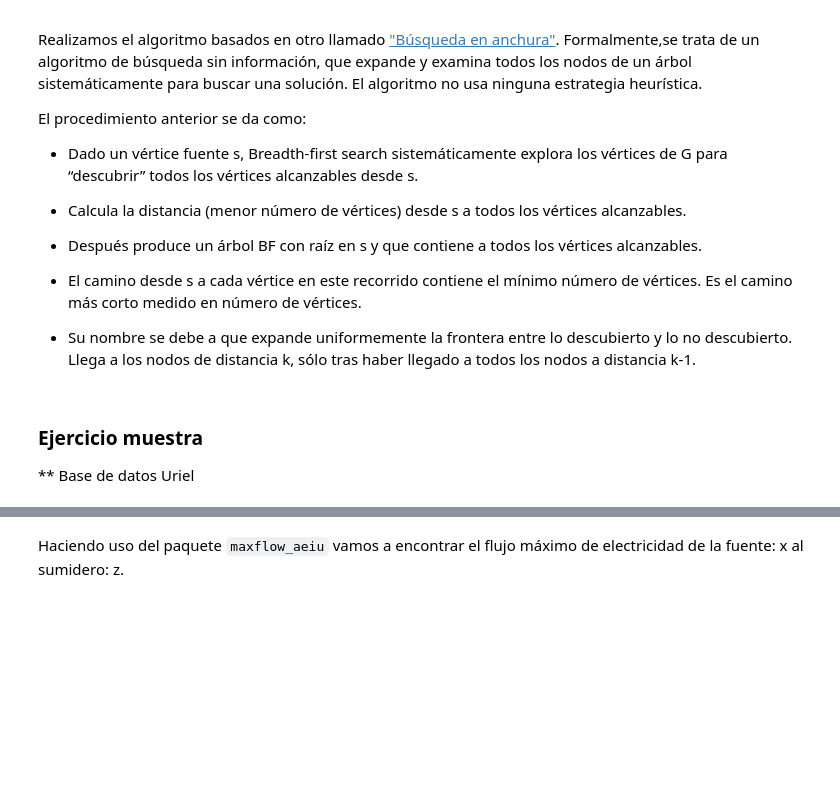
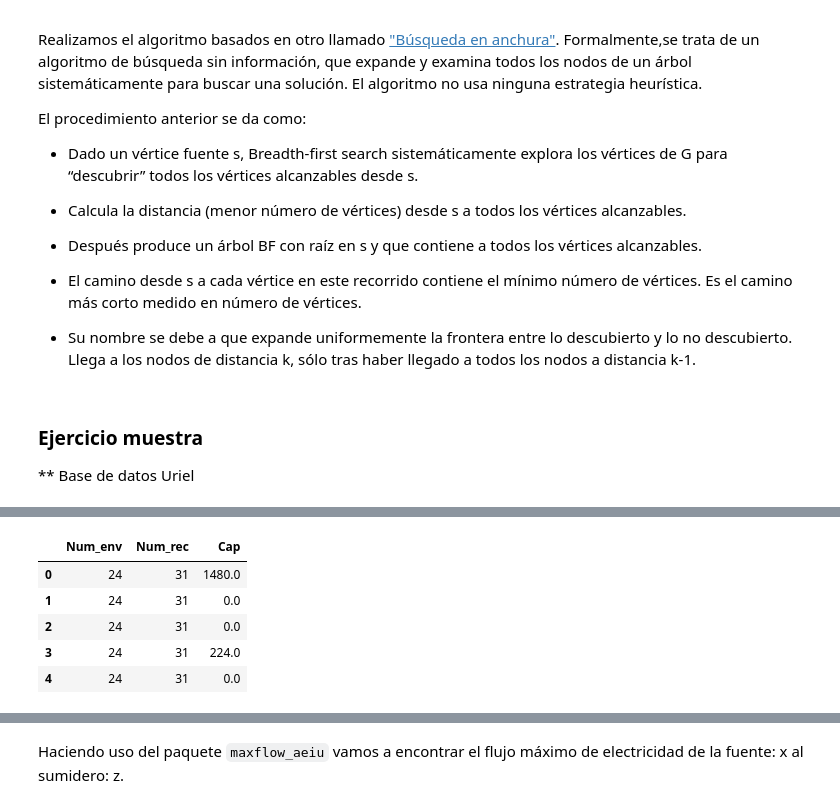
Before and after one commit to optimizacion-2-2022-gh-classroom/practica-1-segunda-parte-LuzVerde23, a Jupyter notebook: reporte_equipo_2_parte_2_practica_1.ipynb, the cells around one changed output, grey strips where cells are left out. Saved outputs shown, nothing was run; the diff lists cells and outputs as text; code cells hidden in the pictures; blank space fills up the shorter version.

```diff
--- a/reporte_equipo_2_parte_2_practica_1.ipynb
+++ b/reporte_equipo_2_parte_2_practica_1.ipynb
@@ -114,0 +129,12 @@ El procedimiento anterior se da como:
+# %%
+data_long=data[["Num_env", "Num_rec", "Cap"]]
+data_long=data_long.replace(',','', regex=True)
+data_long = data_long.apply(pd.to_numeric)
+data_long.head()
+# %% [output]
+|  | Num_env | Num_rec | Cap |
+| 0 | 24 | 31 | 1480.0 |
+| 1 | 24 | 31 | 0.0 |
+| 2 | 24 | 31 | 0.0 |
+| 3 | 24 | 31 | 224.0 |
+| 4 | 24 | 31 | 0.0 |
```
Also changed, not shown: parts of 12 cells of this notebook.
